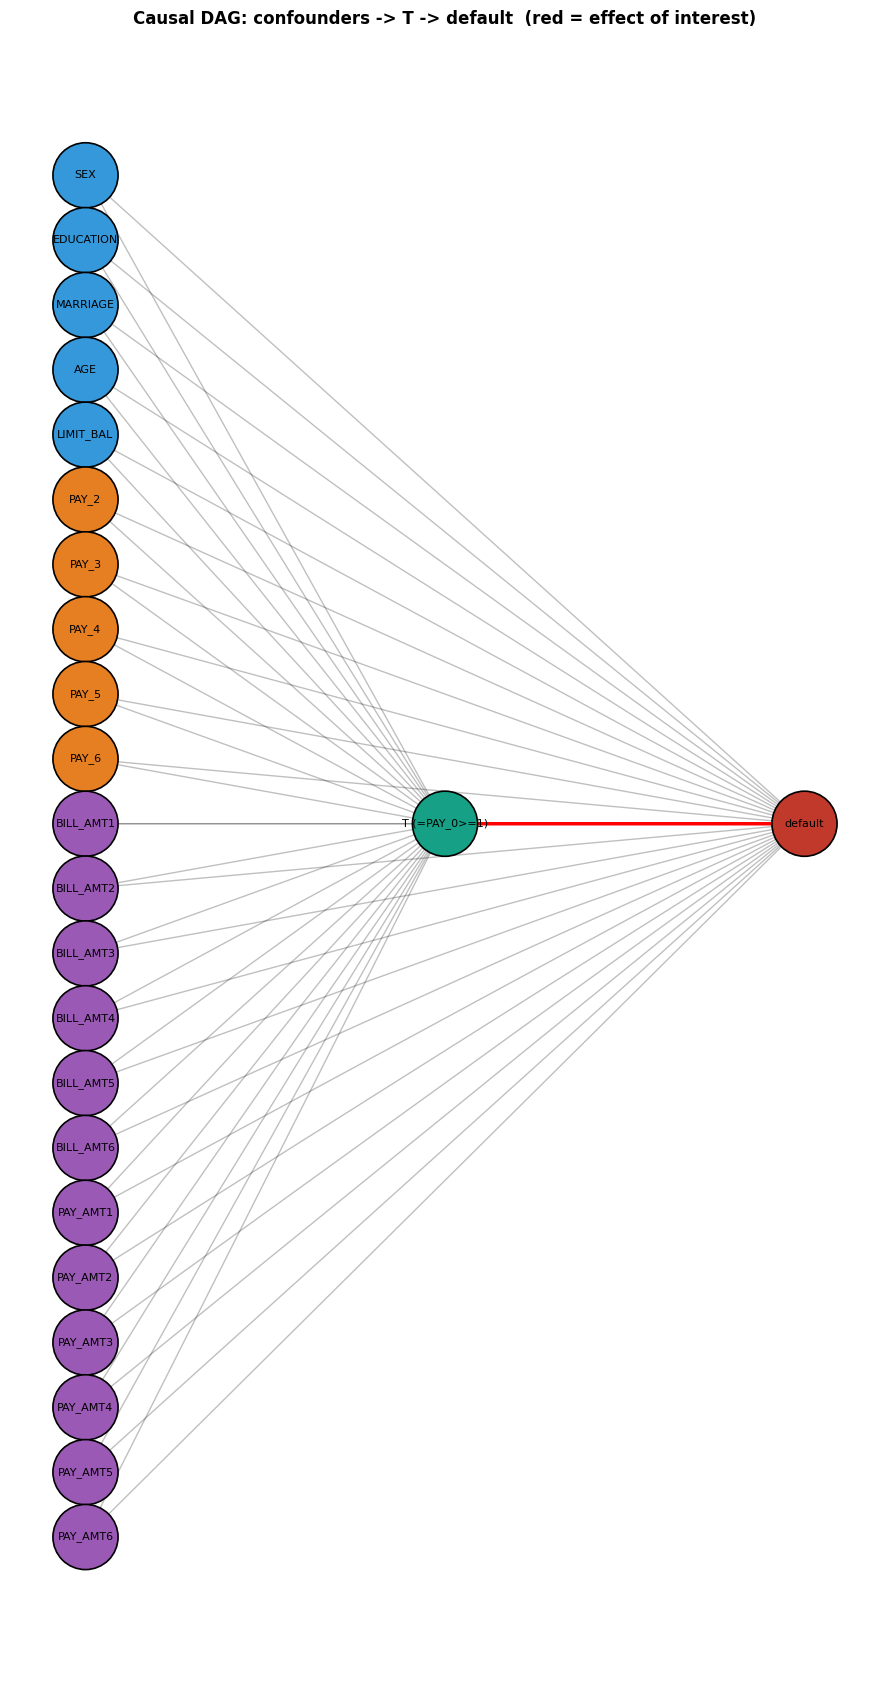
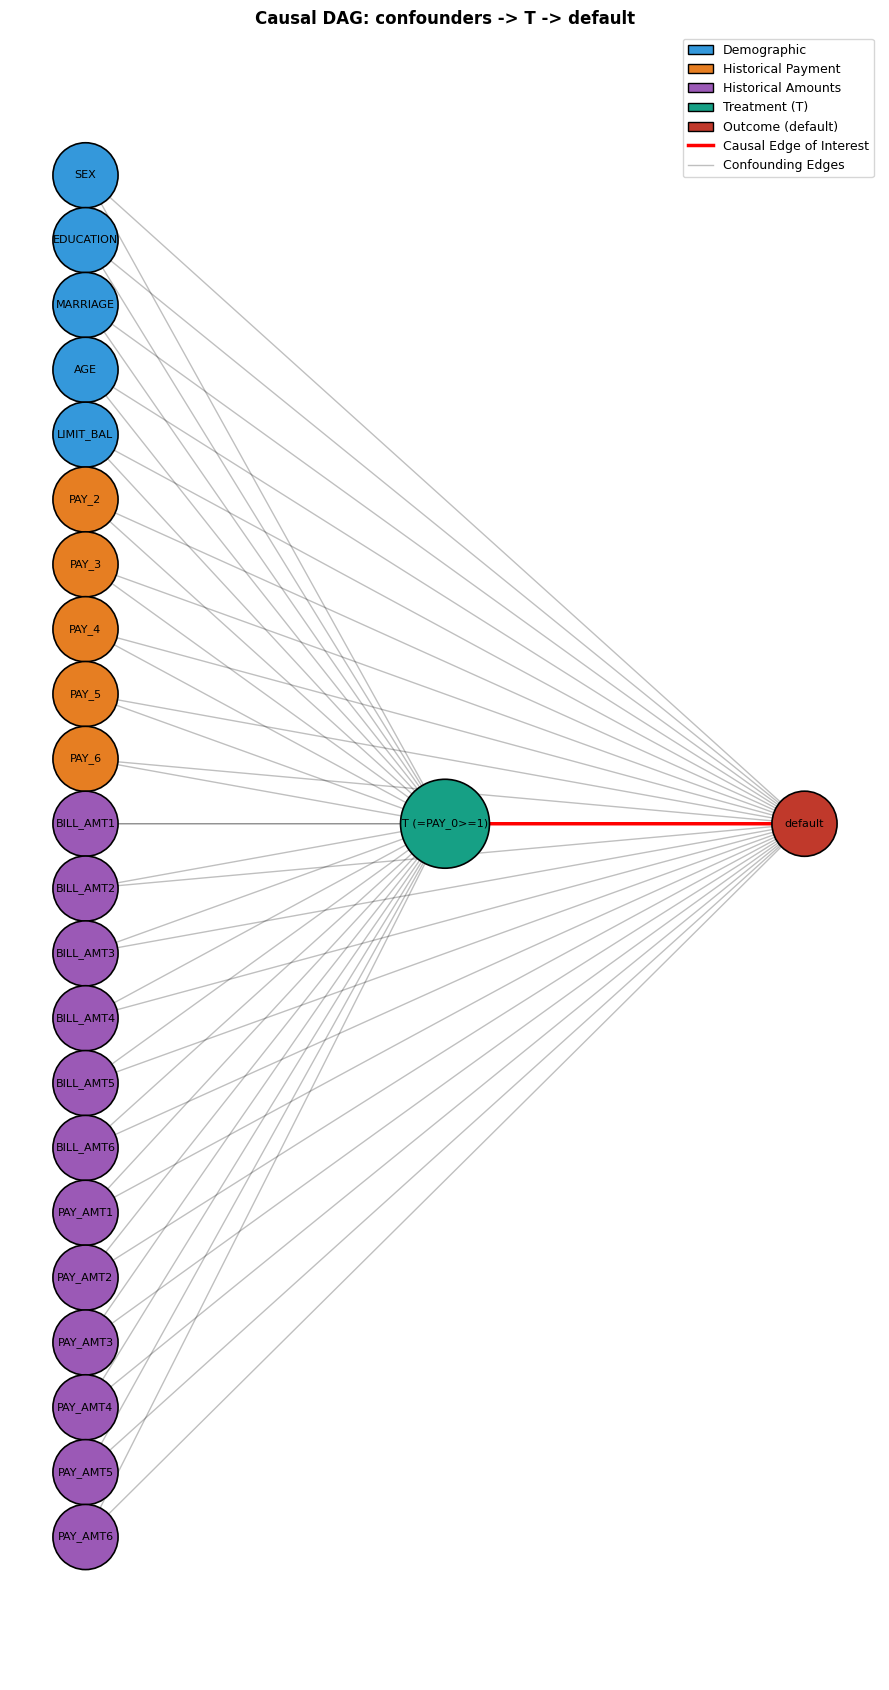
Unified diff of the notebook cell whose output changed from the first chart to the second:
--- before
+++ after
@@ -1,4 +1,2 @@
-import networkx as nx
-import matplotlib.pyplot as plt 
 dag = nx.DiGraph()
 demog        = ["SEX","EDUCATION","MARRIAGE","AGE","LIMIT_BAL"]
@@ -26,5 +24,8 @@
                "#16A085" if n == "T (=PAY_0>=1)" else "#C0392B"
                for n in dag.nodes()]
-nx.draw_networkx_nodes(dag, pos, node_color=node_colors, node_size=2200,
+
+node_sizes = [4100 if n == "T (=PAY_0>=1)" else 2200 for n in dag.nodes()]
+
+nx.draw_networkx_nodes(dag, pos, node_color=node_colors, node_size=node_sizes,
                        edgecolors="black", linewidths=1.2, ax=ax)
 nx.draw_networkx_edges(dag, pos, alpha=0.25, arrows=True, arrowsize=12, ax=ax)
@@ -34,6 +35,24 @@
                        edge_color="red", width=2.5, arrowsize=18, ax=ax)
 nx.draw_networkx_labels(dag, pos, font_size=8, ax=ax)
-ax.set_title("Causal DAG: confounders -> T -> default  (red = effect of interest)",
+ax.set_title("Causal DAG: confounders -> T -> default",
              fontweight="bold")
+
+# Create legend
+from matplotlib.patches import Patch
+from matplotlib.lines import Line2D
+
+legend_elements = [
+    Patch(facecolor="#3498DB", edgecolor="black", label="Demographic"),
+    Patch(facecolor="#E67E22", edgecolor="black", label="Historical Payment"),
+    Patch(facecolor="#9B59B6", edgecolor="black", label="Historical Amounts"),
+    Patch(facecolor="#16A085", edgecolor="black", label="Treatment (T)"),
+    Patch(facecolor="#C0392B", edgecolor="black", label="Outcome (default)"),
+    Line2D([0], [0], color="red", linewidth=2.5, label="Causal Edge of Interest"),
+    Line2D([0], [0], color="black", alpha=0.25, linewidth=1, label="Confounding Edges")
+]
+
+ax.legend(handles=legend_elements, loc='upper right', fontsize=9, 
+          bbox_to_anchor=(1.0, 1.0))
+
 ax.axis("off"); plt.tight_layout(); plt.show()
 

Commit: few description refactors